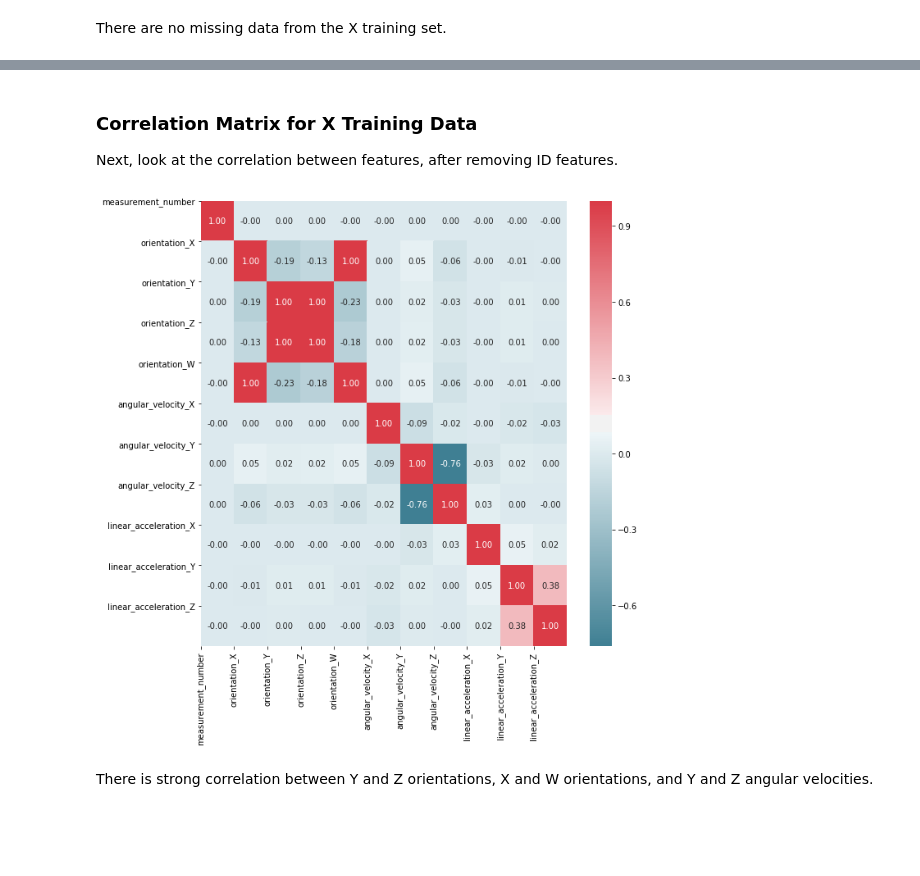
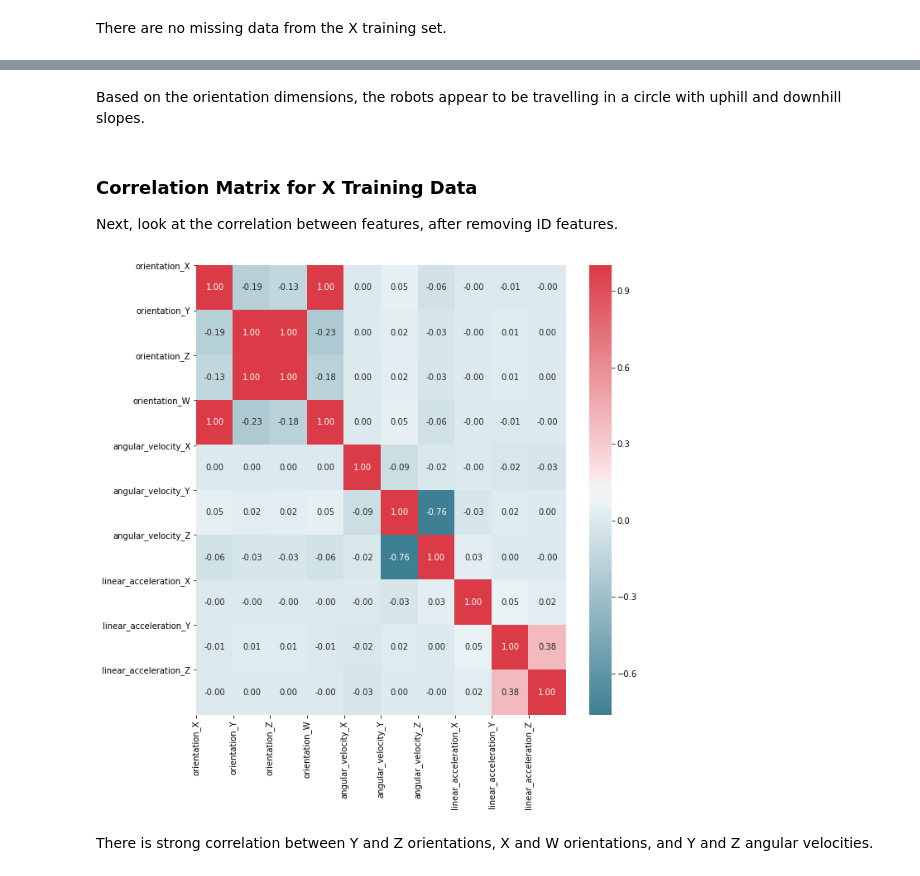
Before and after one commit to namdnguyen/kaggle-career-con-2019, a Jupyter notebook: notebooks/001_ndn_train_eda.ipynb, the cells around one changed output, grey strips where cells are left out. Saved outputs shown, nothing was run; the diff lists cells and outputs as text; code cells hidden in the pictures; blank space fills up the shorter version.

```diff
--- a/notebooks/001_ndn_train_eda.ipynb
+++ b/notebooks/001_ndn_train_eda.ipynb
@@ -87,24 +90,26 @@ There are no missing data from the X training set.
+# %% [markdown]
+Based on the orientation dimensions, the robots appear to be travelling in a circle with uphill and downhill slopes.
 # %% [markdown]
 ### Correlation Matrix for X Training Data
 
 Next, look at the correlation between features, after removing ID features.
 # %%
-#Create Correlation df
-corr = train.iloc[:, 2:].corr()
-#Plot figsize
+# Create Correlation df
+corr = train.iloc[:, 3:].corr()
+# Plot figsize
 fig, ax = plt.subplots(figsize=(10, 10))
-#Generate Color Map
+# Generate Color Map
 colormap = sns.diverging_palette(220, 10, as_cmap=True)
-#Generate Heat Map, allow annotations and place floats in map
+# Generate Heat Map, allow annotations and place floats in map
 sns.heatmap(corr, cmap=colormap, annot=True, fmt=".2f")
-#Apply xticks
+# Apply xticks
 plt.xticks(range(len(corr.columns)), corr.columns);
-#Apply yticks
+# Apply yticks
 plt.yticks(range(len(corr.columns)), corr.columns)
-#show plot
+# show plot
 plt.show()
 # %% [output]
-[figure, old version]
+[figure, new version]
 # %% [markdown]
 There is strong correlation between Y and Z orientations, X and W orientations, and Y and Z angular velocities.
 # %% [markdown]
```
Also changed, not shown: parts of 3 cells of this notebook.
